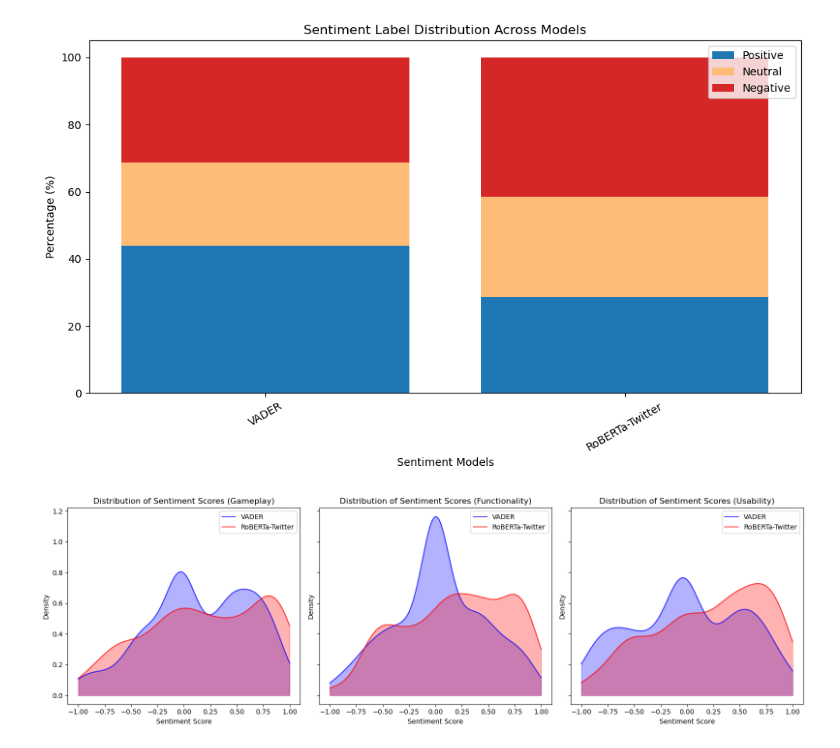
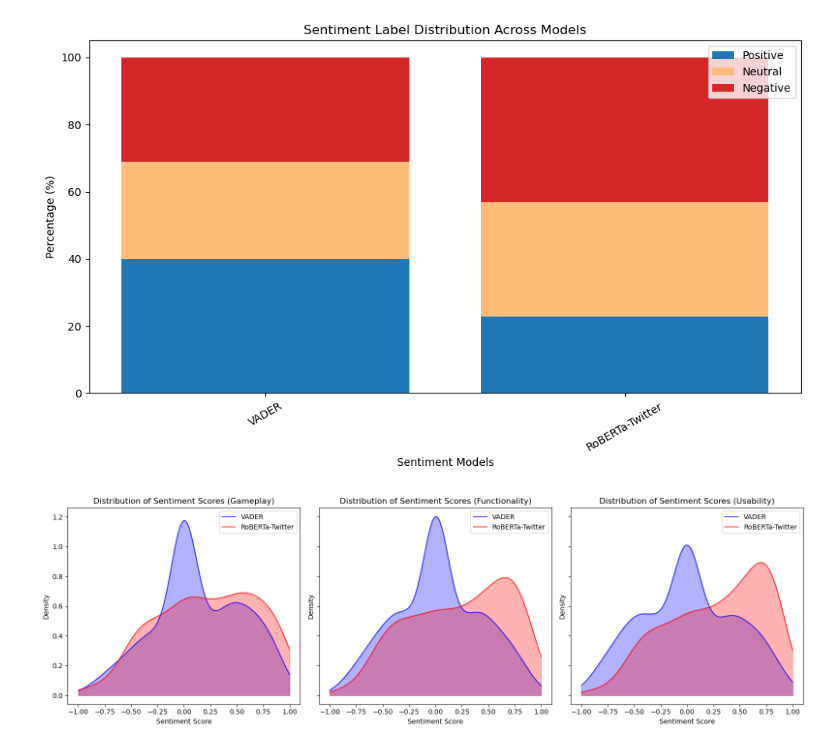
Before and after one commit to sabink6/game-pulse, a Jupyter notebook: post_filtering_sentiment_analysis_v3.ipynb, the cells around one changed output. Drawn from its saved outputs; the diff is of its cells as text; code cells hidden in the pictures.

```diff
--- a/post_filtering_sentiment_analysis_v3.ipynb
+++ b/post_filtering_sentiment_analysis_v3.ipynb
@@ -145,7 +146,7 @@ def process_and_save_sentiment(file_path):
         print(f"❌ ERROR: File not found: {file_path}")
         return
 
-    df = pd.read_csv(file_path, encoding='utf-8').head(200)
+    df = pd.read_csv(file_path, encoding='utf-8') #.head(200)
     df = df.dropna(subset=['tokenized_sentence'])
     df['tokenized_sentence'] = df['tokenized_sentence'].astype(str)
     df = df[df['tokenized_sentence'].str.strip() != ""]
@@ -195,9 +196,9 @@ def process_and_save_sentiment(file_path):
 
     compute_sentiment_agreement(df)
 
-filelist = ["./datasets/__sprint1_filtered_gameplay_review_set.csv",
-            "./datasets/__sprint1_filtered_functionality_review_set.csv",
-            "./datasets/__sprint1_filtered_usability_review_set.csv"]
+filelist = ["./datasets/__sprint2_filtered_gameplay_review_set.csv",
+            "./datasets/__sprint2_filtered_functionality_review_set.csv",
+            "./datasets/__sprint2_filtered_usability_review_set.csv"]
 
 for file_path in filelist:
     process_and_save_sentiment(file_path)
@@ -266,9 +269,9 @@ This will become an error in seaborn v0.14.0; please update your code.
 🎯 Validation and Analysis Complete!
 # %%
 # Load sentiment analysis results
-g_set = pd.read_csv('datasets/__sprint1_filtered_gameplay_review_set_with_sentiment_scores_standardized.csv')
-u_set = pd.read_csv('datasets/__sprint1_filtered_usability_review_set_with_sentiment_scores_standardized.csv')
-f_set = pd.read_csv('datasets/__sprint1_filtered_functionality_review_set_with_sentiment_scores_standardized.csv')
+g_set = pd.read_csv('datasets/__sprint2_filtered_gameplay_review_set_with_sentiment_scores_standardized.csv')
+u_set = pd.read_csv('datasets/__sprint2_filtered_usability_review_set_with_sentiment_scores_standardized.csv')
+f_set = pd.read_csv('datasets/__sprint2_filtered_functionality_review_set_with_sentiment_scores_standardized.csv')
 
 # Combine datasets for full analysis
 df = pd.concat([g_set, u_set, f_set], ignore_index=True)
@@ -314,9 +317,9 @@ from matplotlib.transforms import Affine2D
 
 # ✅ File paths for datasets
 file_paths = {
-    "Gameplay": "datasets/__sprint1_filtered_gameplay_review_set_with_sentiment_scores_standardized.csv",
-    "Functionality": "datasets/__sprint1_filtered_functionality_review_set_with_sentiment_scores_standardized.csv",
-    "Usability": "datasets/__sprint1_filtered_usability_review_set_with_sentiment_scores_standardized.csv",
+    "Gameplay": "datasets/__sprint2_filtered_gameplay_review_set_with_sentiment_scores_standardized.csv",
+    "Functionality": "datasets/__sprint2_filtered_functionality_review_set_with_sentiment_scores_standardized.csv",
+    "Usability": "datasets/__sprint2_filtered_usability_review_set_with_sentiment_scores_standardized.csv",
 }
 
 # ✅ Define sentiment models
@@ -429,9 +432,9 @@ import seaborn as sns
 
 # ✅ File paths for datasets
 file_paths = {
-    "Gameplay": "datasets/__sprint1_filtered_gameplay_review_set_with_sentiment_scores_standardized.csv",
-    "Functionality": "datasets/__sprint1_filtered_functionality_review_set_with_sentiment_scores_standardized.csv",
-    "Usability": "datasets/__sprint1_filtered_usability_review_set_with_sentiment_scores_standardized.csv",
+    "Gameplay": "datasets/__sprint2_filtered_gameplay_review_set_with_sentiment_scores_standardized.csv",
+    "Functionality": "datasets/__sprint2_filtered_functionality_review_set_with_sentiment_scores_standardized.csv",
+    "Usability": "datasets/__sprint2_filtered_usability_review_set_with_sentiment_scores_standardized.csv",
 }
 
 # ✅ Define sentiment models
@@ -482,7 +485,7 @@ plt.tight_layout()
 plt.savefig("sentiment_distribution_bar_chart_fixed.png")
 plt.show()
 # %% [output]
-[figure, old version]
+[figure, new version]
 # %%
 from scipy.stats import gaussian_kde
 import numpy as np
@@ -491,21 +494,22 @@ import matplotlib.pyplot as plt
 
 # ✅ File paths for datasets
 file_paths = {
-    "Gameplay": "datasets/__sprint1_filtered_gameplay_review_set_with_sentiment_scores_standardized.csv",
-    "Functionality": "datasets/__sprint1_filtered_functionality_review_set_with_sentiment_scores_standardized.csv",
-    "Usability": "datasets/__sprint1_filtered_usability_review_set_with_sentiment_scores_standardized.csv",
+    "Gameplay": "datasets/__sprint2_filtered_gameplay_review_set_with_sentiment_scores_standardized.csv",
+    "Functionality": "datasets/__sprint2_filtered_functionality_review_set_with_sentiment_scores_standardized.csv",
+    "Usability": "datasets/__sprint2_filtered_usability_review_set_with_sentiment_scores_standardized.csv",
 }
 
 # ✅ Define sentiment models
 model_names = ["VADER", "RoBERTa-Twitter"]
 
 # ✅ Load and sample data
-sample_size = 200  # Adjust sample size as needed
+sample_size = len(df) # 200  # Adjust sample size as needed
 
 sampled_data = {}
 for category, file_path in file_paths.items():
     df = pd.read_csv(file_path)
-    sampled_data[category] = df.sample(min(sample_size, len(df)), replace=False)  # Ensure we don't exceed available rows
+    sampled_data[category] = df #sampled_data[category]
+    #sampled_data[category] = df.sample(min(sample_size, len(df)), replace=False)  # Ensure we don't exceed available rows
 
 # ✅ Combine sampled data into a single DataFrame
 df_combined = pd.concat(sampled_data.values(), keys=sampled_data.keys())
@@ -519,34 +523,34 @@ chart_titles = [
 ]
 
 # ✅ Loop through datasets and create KDE plots
 for index, (ax, (category, df)) in enumerate(zip(axs, sampled_data.items())):
     x_vals = np.linspace(-1, 1, 1000)
     colors = ["blue", "red"]
 
     for model, color in zip(model_names, colors):
         score_column = f"{model}_score_standardized"
         if score_column in df.columns:
             clean_data = df[score_column].dropna()
             if len(clean_data.unique()) > 1:
                 kde = gaussian_kde(clean_data, bw_method=0.3)
                 y_vals = kde(x_vals)
                 ax.plot(x_vals, y_vals, label=model, color=color, alpha=0.7)
                 ax.fill_between(x_vals, y_vals, alpha=0.3, color=color)
             else:
                 print(f"Skipping KDE for {category} - {model} due to insufficient unique values.")
 
     # ✅ Labels and title for each subplot
     ax.set_xlabel("Sentiment Score")
     ax.set_ylabel("Density")
     ax.set_title(chart_titles[index])
     ax.legend()
 
 # ✅ Adjust layout and show plot
 plt.tight_layout()
 plt.savefig("sentiment_model_comparison_kde.png")
 plt.show()
 # %% [output]
-[figure, old version]
+[figure, new version]
 # %%
 import pandas as pd
 import matplotlib.pyplot as plt
```
Also changed, not shown: parts of 7 cells of this notebook, 36 other files.
